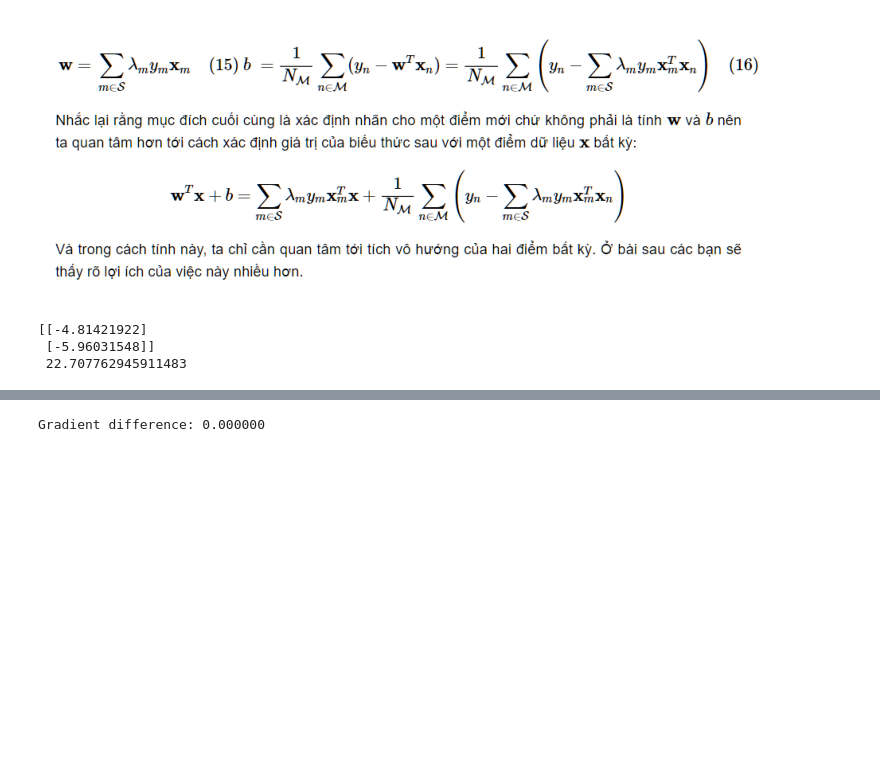
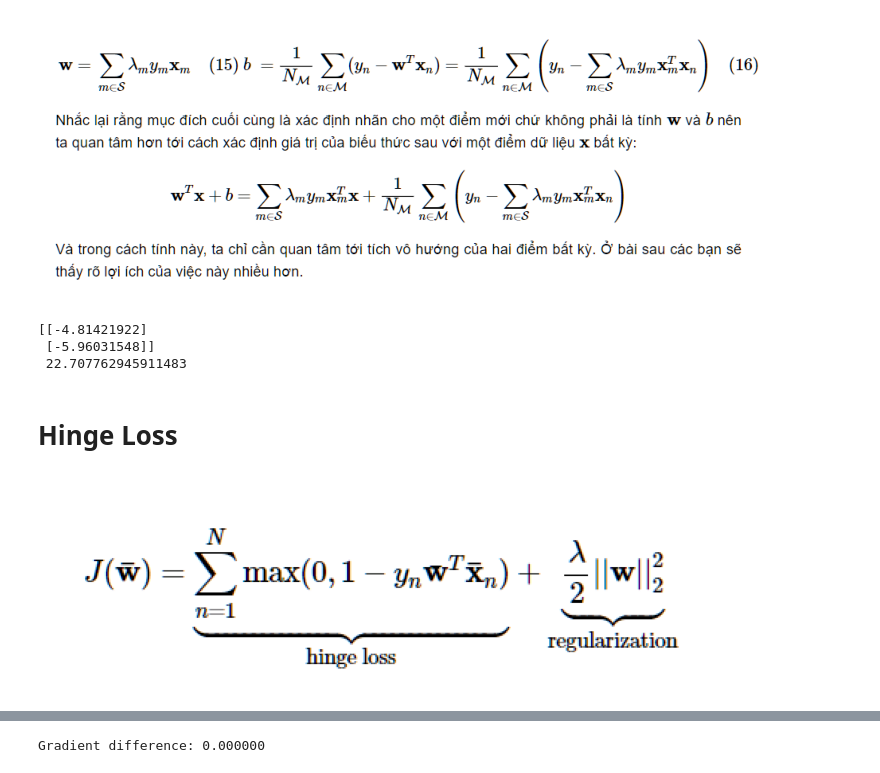
Before and after one commit to ThanhHung2112/Machine_learning, a Jupyter notebook: SVM/svm.ipynb, the cells around one changed output, grey strips where cells are left out. Cells and saved outputs as stored; diff of their text form; code cells hidden in the pictures; blank space fills up the shorter version.

```diff
--- a/SVM/svm.ipynb
+++ b/SVM/svm.ipynb
@@ -211,6 +144,12 @@ print(w_dual,'\n',b_dual)
 [[-4.81421922]
  [-5.96031548]]
  22.707762945911483
+# %% [markdown]
+# Hinge Loss
+# %%
+picture('SVM_CT5.png')
+# %% [output]
+[figure, added]
 # %%
 picture('SVM_CT3.png')
 # %% [output]
```
Also changed, not shown: parts of 23 cells of this notebook, 13 other files.
